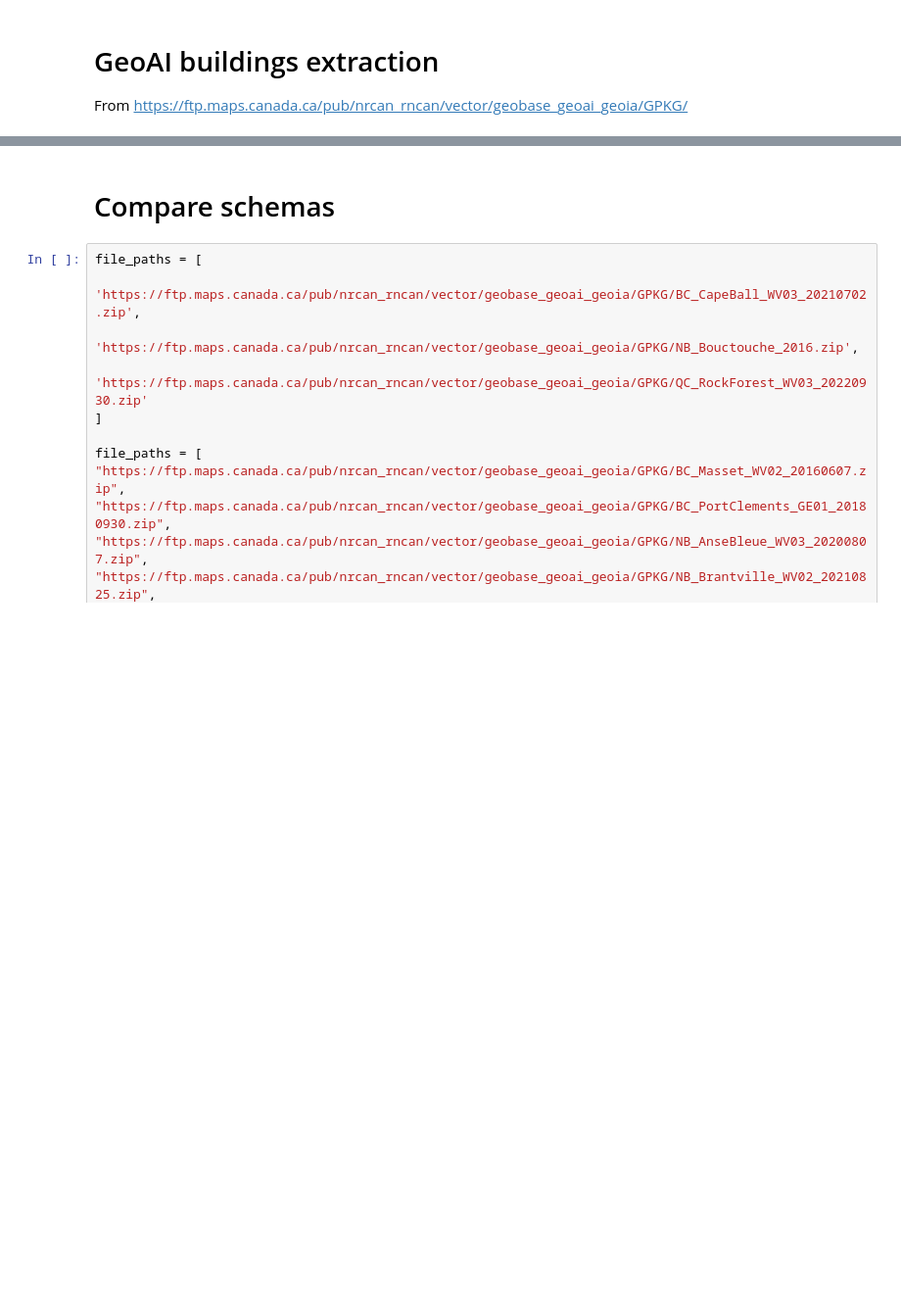
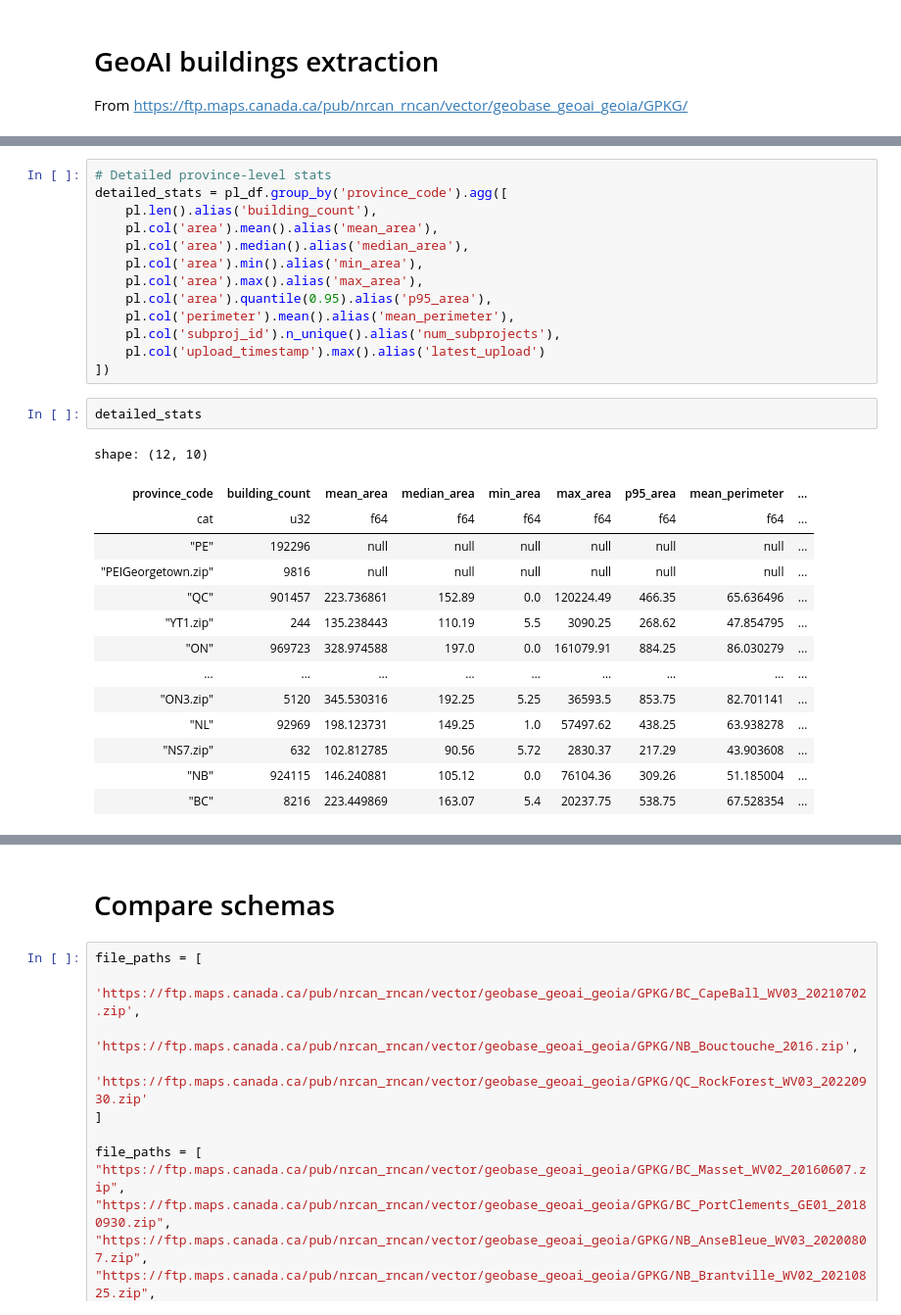
Before and after one commit to ymoisan/nbcmc, a Jupyter notebook: nbs/geoai_buildings.ipynb, the cells around one changed output, grey strips where cells are left out. Shown at 98% size. Cells and saved outputs as stored; diff of their text form; blank space fills up the shorter version.

Commit message:
Update geoai_buildings notebook and my_nb_utils

```diff
--- a/nbs/geoai_buildings.ipynb
+++ b/nbs/geoai_buildings.ipynb
@@ -32,0 +142,30 @@ print(df.info())
+# %%
+# Detailed province-level stats
+detailed_stats = pl_df.group_by('province_code').agg([
+    pl.len().alias('building_count'),
+    pl.col('area').mean().alias('mean_area'),
+    pl.col('area').median().alias('median_area'),
+    pl.col('area').min().alias('min_area'),
+    pl.col('area').max().alias('max_area'),
+    pl.col('area').quantile(0.95).alias('p95_area'),
+    pl.col('perimeter').mean().alias('mean_perimeter'),
+    pl.col('subproj_id').n_unique().alias('num_subprojects'),
+    pl.col('upload_timestamp').max().alias('latest_upload')
+])
+# %%
+detailed_stats
+# %% [output]
+shape: (12, 10)
+| province_code | building_count | mean_area | median_area | min_area | max_area | p95_area | mean_perimeter | ... |
+| cat | u32 | f64 | f64 | f64 | f64 | f64 | f64 | ... |
+| "PE" | 192296 | null | null | null | null | null | null | ... |
+| "PEIGeorgetown.zip" | 9816 | null | null | null | null | null | null | ... |
+| "QC" | 901457 | 223.736861 | 152.89 | 0.0 | 120224.49 | 466.35 | 65.636496 | ... |
+| "YT1.zip" | 244 | 135.238443 | 110.19 | 5.5 | 3090.25 | 268.62 | 47.854795 | ... |
+| "ON" | 969723 | 328.974588 | 197.0 | 0.0 | 161079.91 | 884.25 | 86.030279 | ... |
+| … | … | … | … | … | … | … | … | ... |
+| "ON3.zip" | 5120 | 345.530316 | 192.25 | 5.25 | 36593.5 | 853.75 | 82.701141 | ... |
+| "NL" | 92969 | 198.123731 | 149.25 | 1.0 | 57497.62 | 438.25 | 63.938278 | ... |
+| "NS7.zip" | 632 | 102.812785 | 90.56 | 5.72 | 2830.37 | 217.29 | 43.903608 | ... |
+| "NB" | 924115 | 146.240881 | 105.12 | 0.0 | 76104.36 | 309.26 | 51.185004 | ... |
+| "BC" | 8216 | 223.449869 | 163.07 | 5.4 | 20237.75 | 538.75 | 67.528354 | ... |
```
Also changed, not shown: parts of 28 cells of this notebook, 1 other file.
